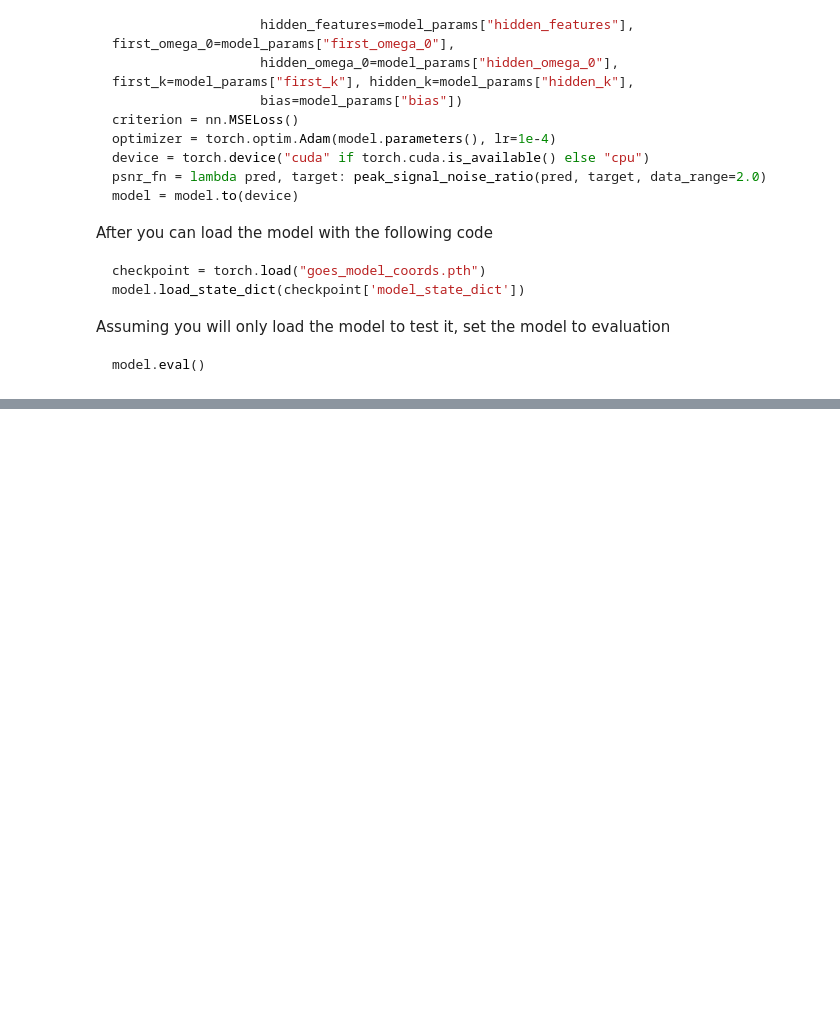
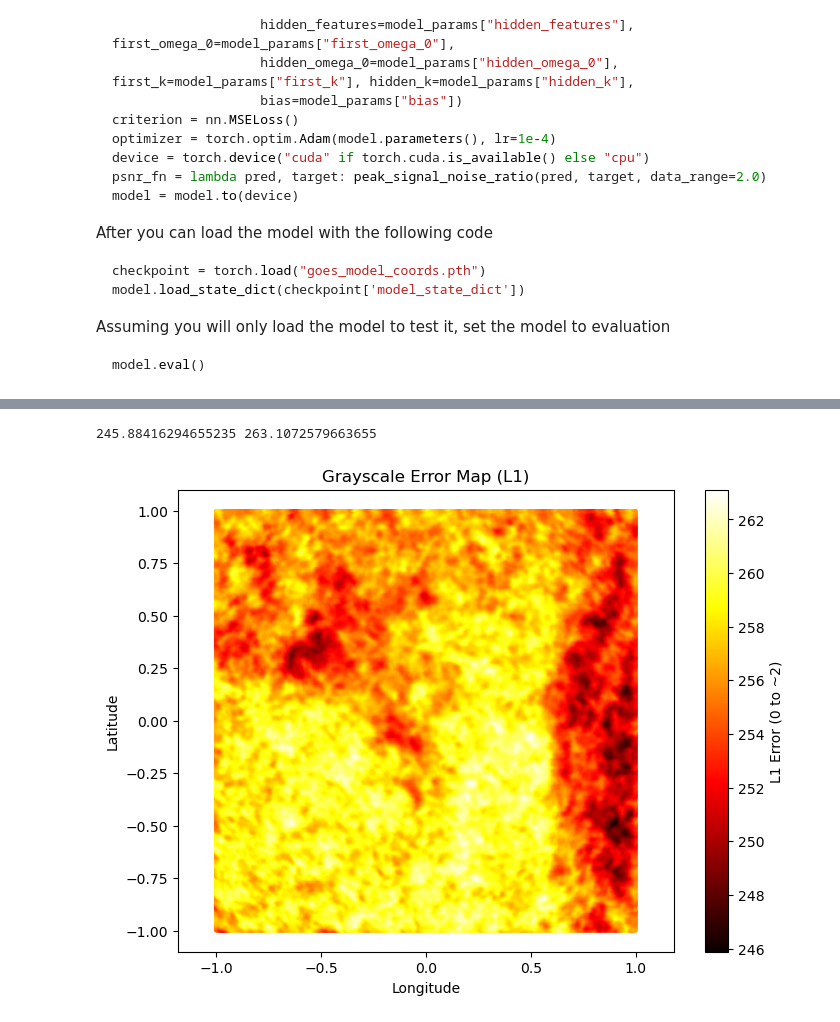
Before and after one commit to 20leebe/GOES-Finer-Tutorial, a Jupyter notebook: tutorial.ipynb, the cells around one changed output, grey strips where cells are left out. Saved outputs shown, nothing was run; the diff lists cells and outputs as text; code cells hidden in the pictures; blank space fills up the shorter version.

```diff
--- a/tutorial.ipynb
+++ b/tutorial.ipynb
@@ -540,0 +576,15 @@ model.eval()
+# %%
+%%time
+error_map_gray = np.mean(np.abs(tensor - predictions_denorm), axis=-1)  # shape: (N,)
+
+plt.figure(figsize=(8, 6))
+sc = plt.scatter(coords[:, 1], coords[:, 0], c=error_map_gray, cmap='hot', s=2)
+plt.colorbar(sc, label="L1 Error (0 to ~2)")
+plt.title("Grayscale Error Map (L1)")
+plt.xlabel("Longitude")
+plt.ylabel("Latitude")
+plt.axis('equal')
+plt.show()
+# %% [output]
+245.88416294655235 263.1072579663655
+[figure, added]
```
Also changed, not shown: parts of 17 cells of this notebook, 1 other file.
